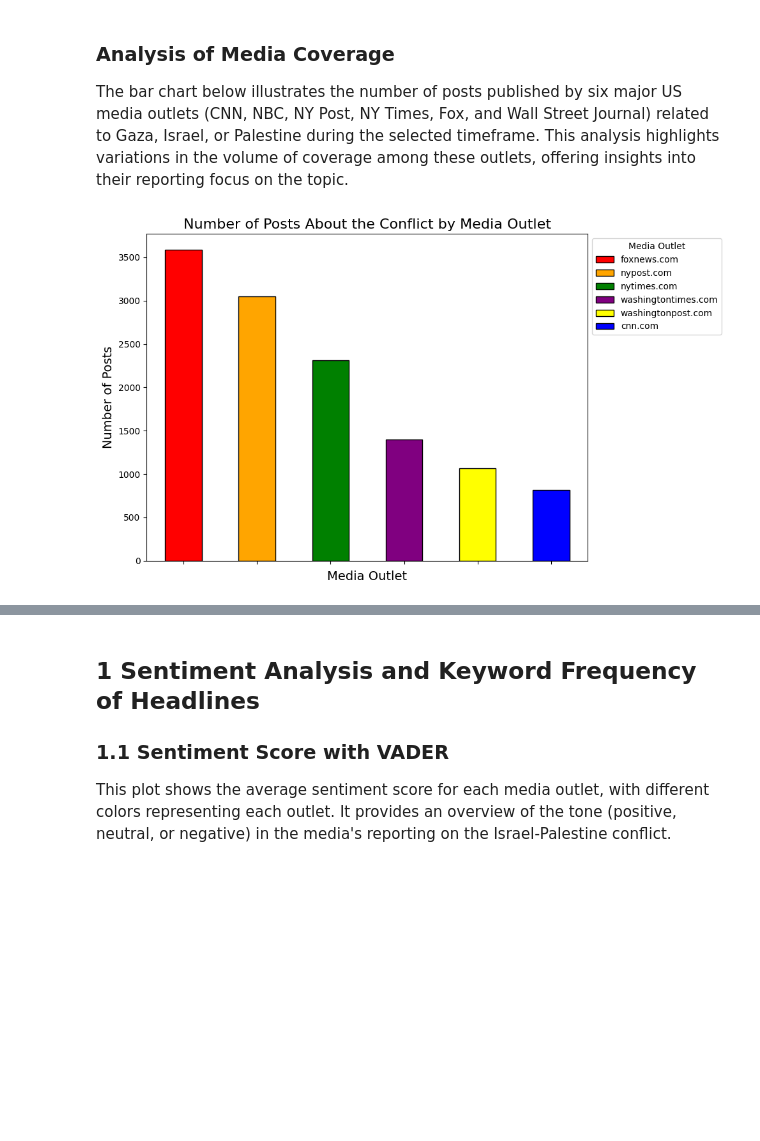
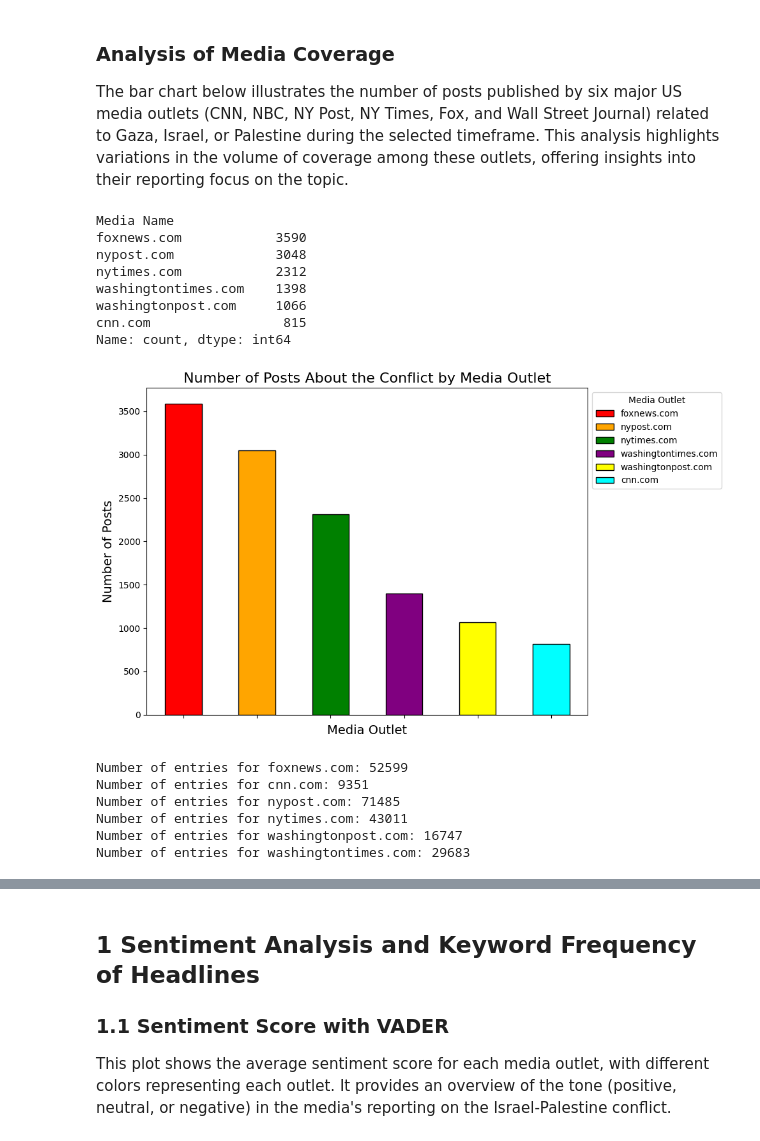
Before and after one commit to tinasophie15/FCSS-Project-Group-10, a Jupyter notebook: code/group10.ipynb, the cells around one changed output, grey strips where cells are left out. Saved outputs shown, nothing was run; the diff lists cells and outputs as text; code cells hidden in the pictures; blank space fills up the shorter version.

```diff
--- a/code/group10.ipynb
+++ b/code/group10.ipynb
@@ -64,5 +64,6 @@ from sklearn.linear_model import LinearRegression
 
 Details about the date enter here.
 # %%
-file_path = "data.csv"
+file_path = '../data/data.csv'
 data = pd.read_csv(file_path)
+data
@@ -105,37 +120,46 @@ The bar chart below illustrates the number of posts published by six major US me
 # %%
 # Count the number of posts for each media outlet
 media_counts = data_cleaned['Media Name'].value_counts()
+print(media_counts)
 
 # Define a specific color mapping for each media outlet
 color_map = {
     'foxnews.com': 'red',
-    'cnn.com': 'blue',
+    'cnn.com': 'cyan',
     'nytimes.com': 'green',
     'washingtontimes.com': 'purple',
     'nypost.com': 'orange',
     'washingtonpost.com': 'yellow'
 }
 
 # Create a list of colors according to the color_map
 colors = media_counts.index.map(color_map)
 
 # Create the plot with specific colors
 plt.figure(figsize=(10, 6))
 bars = media_counts.plot(kind='bar', color=colors, edgecolor='black')
 
 # Add labels and title
 plt.xlabel("Media Outlet", fontsize=14)
 plt.ylabel("Number of Posts", fontsize=14)
 plt.title("Number of Posts About the Conflict by Media Outlet", fontsize=16)
 
 # Remove the media names on the x-axis
 plt.xticks(ticks=np.arange(len(media_counts)), labels=[""] * len(media_counts))
 
 # Add the legend with media names
 plt.legend(bars.patches, media_counts.index, title='Media Outlet', loc='upper left', bbox_to_anchor=(1, 1))
 
 # Show the plot
 plt.tight_layout()
 plt.show()
 # %% [output]
+Media Name
+foxnews.com            3590
+nypost.com             3048
+nytimes.com            2312
+washingtontimes.com    1398
+washingtonpost.com     1066
+cnn.com                 815
+Name: count, dtype: int64
-[figure, old version]
+[figure, new version]
@@ -141,0 +190,26 @@ plt.show()
+# %%
+# Read in the news CSV file
+fox_file_path = '../data/fox.csv'
+fox_cleaned = clean_media_data(fox_file_path)
+
+cnn_file_path = '../data/cnn.csv'
+cnn_cleaned = clean_media_data(cnn_file_path)
+
+nypost_file_path = '../data/nypost.csv'
+nypost_cleaned = clean_media_data(nypost_file_path)
+
+nytimes_file_path = '../data/nytimes.csv'
+nytimes_cleaned = clean_media_data(nytimes_file_path)
+
+washingtonpost_file_path = '../data/washingtonpost.csv'
+washingtonpost_cleaned = clean_media_data(washingtonpost_file_path)
+
+washingtontimes_file_path = '../data/washingtontimes.csv'
+washingtontimes_cleaned = clean_media_data(washingtontimes_file_path)
+# %% [output]
+Number of entries for foxnews.com: 52599
+Number of entries for cnn.com: 9351
+Number of entries for nypost.com: 71485
+Number of entries for nytimes.com: 43011
+Number of entries for washingtonpost.com: 16747
+Number of entries for washingtontimes.com: 29683
```
Also changed, not shown: parts of 5 cells of this notebook, 9 other files.
